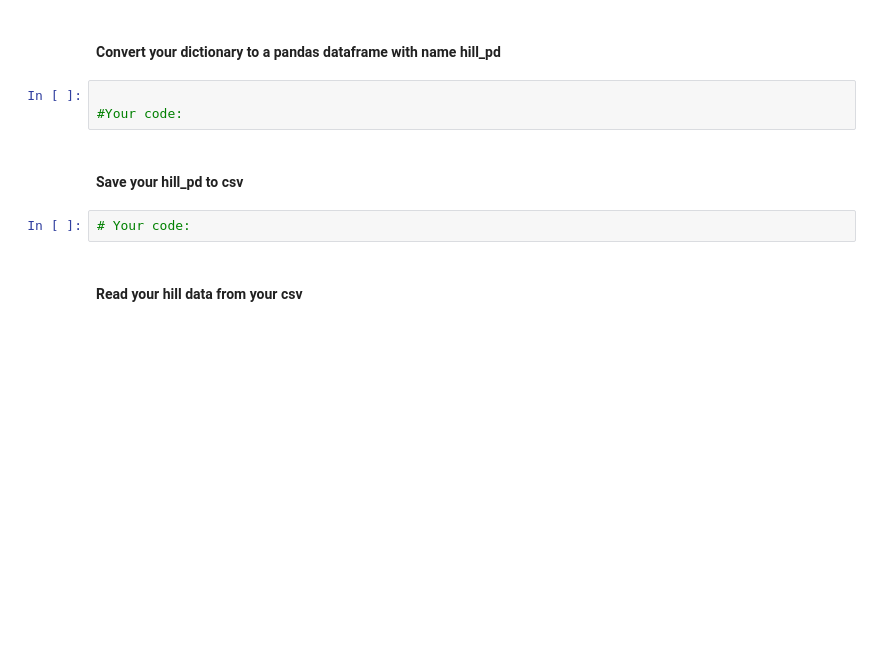
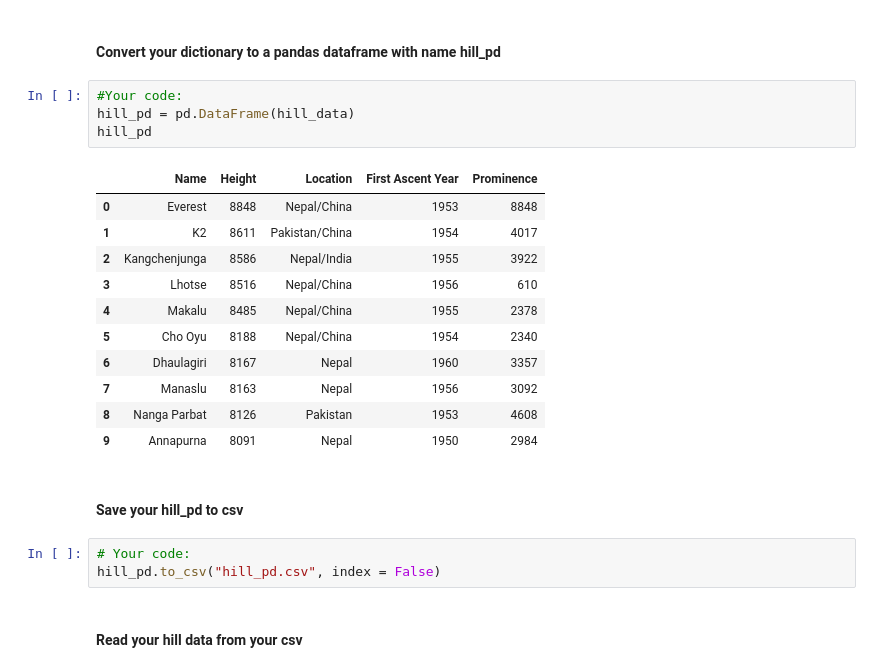
Before and after one commit to CapybarasUnited/CS457_Classwork, a Jupyter notebook: Labs/Lab1/Lab1 - Python Practice.ipynb, the cells around one changed output. Drawn from its saved outputs; the diff is of its cells as text; blank space fills up the shorter version.

```diff
--- a/Labs/Lab1/Lab1 - Python Practice.ipynb
+++ b/Labs/Lab1/Lab1 - Python Practice.ipynb
@@ -229,12 +317,26 @@ hill_data =  # your code
 # %% [markdown]
 #### Convert your dictionary to a pandas dataframe with name hill_pd
 # %%
-
 #Your code:
+hill_pd = pd.DataFrame(hill_data)
+hill_pd
+# %% [output]
+|  | Name | Height | Location | First Ascent Year | Prominence |
+| 0 | Everest | 8848 | Nepal/China | 1953 | 8848 |
+| 1 | K2 | 8611 | Pakistan/China | 1954 | 4017 |
+| 2 | Kangchenjunga | 8586 | Nepal/India | 1955 | 3922 |
+| 3 | Lhotse | 8516 | Nepal/China | 1956 | 610 |
+| 4 | Makalu | 8485 | Nepal/China | 1955 | 2378 |
+| 5 | Cho Oyu | 8188 | Nepal/China | 1954 | 2340 |
+| 6 | Dhaulagiri | 8167 | Nepal | 1960 | 3357 |
+| 7 | Manaslu | 8163 | Nepal | 1956 | 3092 |
+| 8 | Nanga Parbat | 8126 | Pakistan | 1953 | 4608 |
+| 9 | Annapurna | 8091 | Nepal | 1950 | 2984 |
 # %% [markdown]
 #### Save your hill_pd to csv
 # %%
 # Your code:
+hill_pd.to_csv("hill_pd.csv", index = False)
 # %% [markdown]
 #### Read your hill data from your csv
 # %%
```
Also changed, not shown: parts of 14 cells of this notebook, 1 other file.
